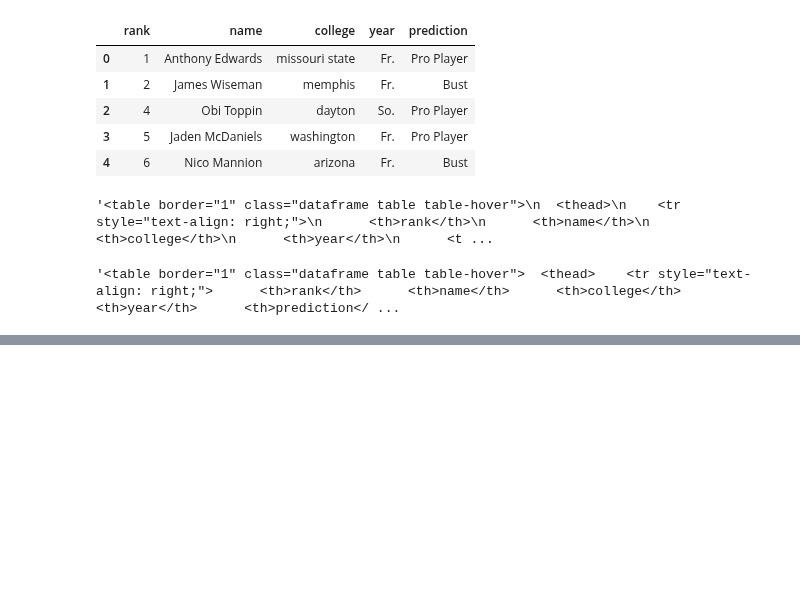
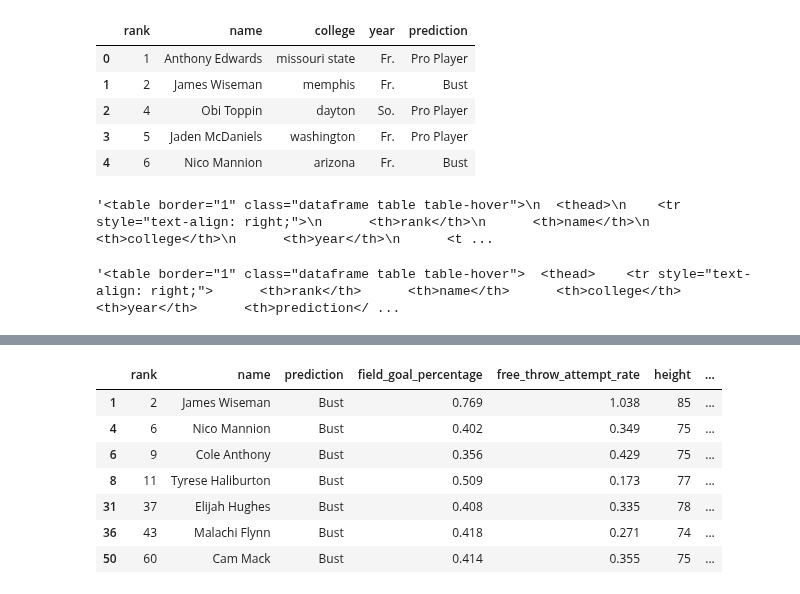
Before and after one commit to woodfin8/Draft_Machine, a Jupyter notebook: 2020_draft_data/draft_html.ipynb, the cells around one changed output, grey strips where cells are left out. Cells and saved outputs as stored; diff of their text form; code cells hidden in the pictures; blank space fills up the shorter version.

```diff
--- a/2020_draft_data/draft_html.ipynb
+++ b/2020_draft_data/draft_html.ipynb
@@ -145,0 +166,13 @@ df_summary = df[["rank","player_id", "name", "prediction", "field_goal_percentag
+# %%
+df_bust = df_summary[df_summary["prediction"]=='Bust']
+# %%
+df_bust
+# %% [output]
+|  | rank | name | prediction | field_goal_percentage | free_throw_attempt_rate | height | ... |
+| 1 | 2 | James Wiseman | Bust | 0.769 | 1.038 | 85 | ... |
+| 4 | 6 | Nico Mannion | Bust | 0.402 | 0.349 | 75 | ... |
+| 6 | 9 | Cole Anthony | Bust | 0.356 | 0.429 | 75 | ... |
+| 8 | 11 | Tyrese Haliburton | Bust | 0.509 | 0.173 | 77 | ... |
+| 31 | 37 | Elijah Hughes | Bust | 0.408 | 0.335 | 78 | ... |
+| 36 | 43 | Malachi Flynn | Bust | 0.418 | 0.271 | 74 | ... |
+| 50 | 60 | Cam Mack | Bust | 0.414 | 0.355 | 75 | ... |
```
Also changed, not shown: parts of 4 cells of this notebook.
